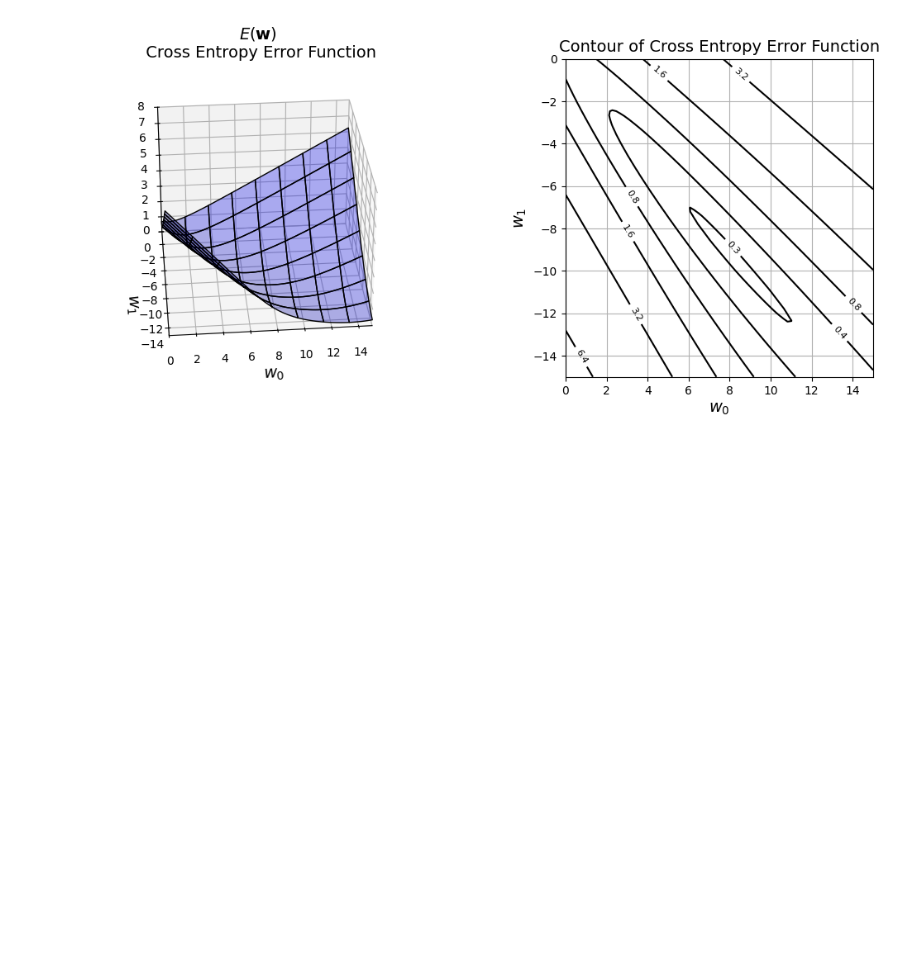
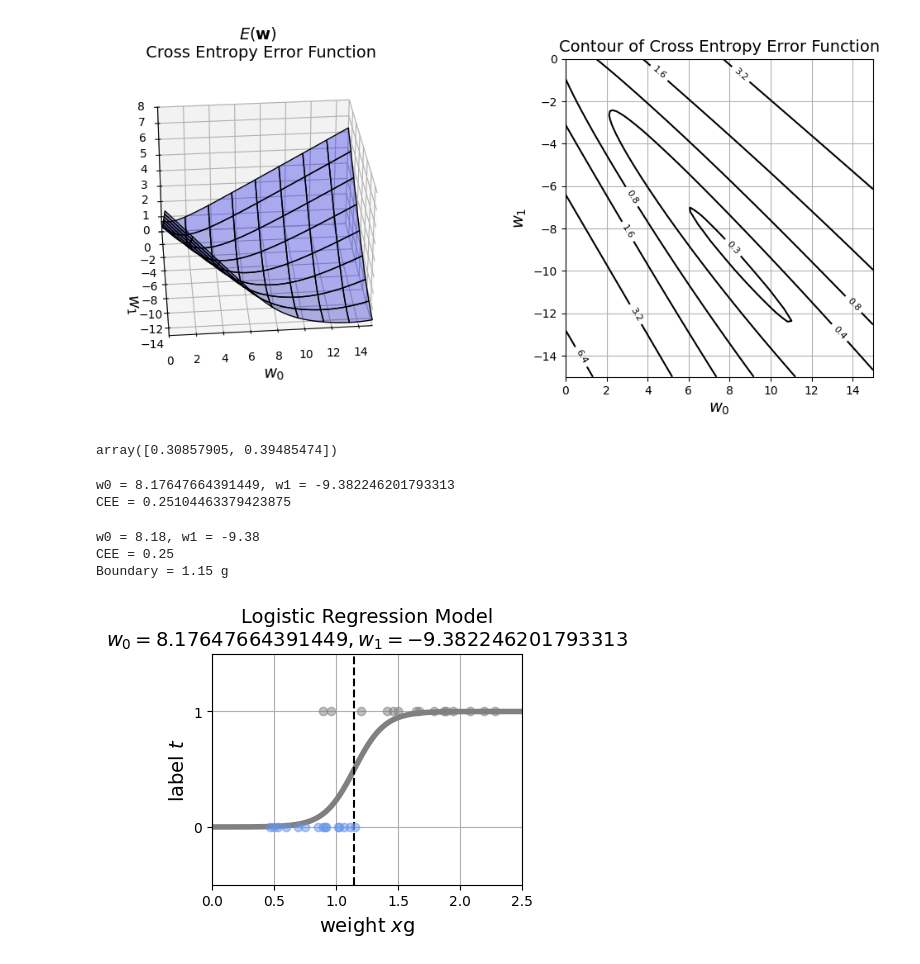
Before and after one commit to kyungeun9718/pythonStudy, a Jupyter notebook: classification.ipynb, the cells around one changed output. Saved outputs shown, nothing was run; the diff lists cells and outputs as text; code cells hidden in the pictures; blank space fills up the shorter version.

Commit message:
Add study notebooks and data

```diff
--- a/classification.ipynb
+++ b/classification.ipynb
@@ -139,3 +139,57 @@ plt.grid(True)
 plt.show()
 # %% [output]
 [figure]
+# %%
+def dcee_logistic(w, x, t):
+    y = logistic(x, w)
+
+    dcee = np.zeros(2)
+
+    for n in range(len(y)):
+        dcee[0] = dcee[0] + (y[n] - t[n]) * x[n]
+        dcee[1] = dcee[1] + (y[n] - t[n])
+
+    dcee = dcee / X_n
+
+    return dcee
+# %%
+W = [1, 1]
+dcee_logistic(W, X, T)
+# %% [output]
+array([0.30857905, 0.39485474])
+# %%
+from scipy.optimize import minimize
+
+def fit_logistic(w_init, x, t):
+    res1 = minimize(cee_logistic, w_init, args=(x, t), jac=dcee_logistic, method="CG")
+    return res1.x
+# %%
+W_init = [1, -1]
+W = fit_logistic(W_init, X, T)
+
+cee = cee_logistic(W, X, T)
+
+print("w0 = {}, w1 = {}".format(W[0], W[1]))
+print("CEE = {}".format(cee))
+# %% [output]
+w0 = 8.17647664391449, w1 = -9.382246201793313
+CEE = 0.25104463379423875
+# %%
+# week7_3.txt
+plt.figure(1, figsize = (4, 3))
+print("w0 = {0:.2f}, w1 = {1:.2f}".format(W[0], W[1]))
+B = show_logistic(W)
+show_data1(X, T)
+plt.xlim(X_min, X_max)
+plt.ylim(-0.5, 1.5)
+plt.xlabel('weight $x$g', fontsize = 14)
+plt.ylabel('label $t$', fontsize = 14)
+cee = cee_logistic(W, X, T)
+print("CEE = {0:.2f}".format(cee))
+print("Boundary = {0:.2f} g". format(B))
+plt.show()
+# %% [output]
+w0 = 8.18, w1 = -9.38
+CEE = 0.25
+Boundary = 1.15 g
+[figure, added]
```
Also changed, not shown: parts of 29 cells of this notebook.
